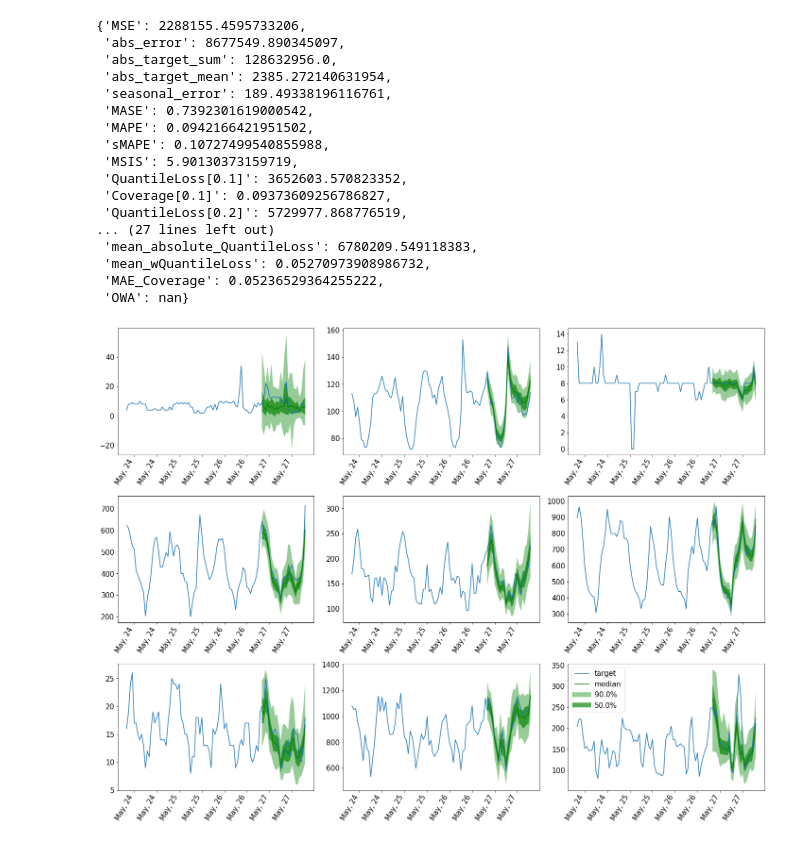
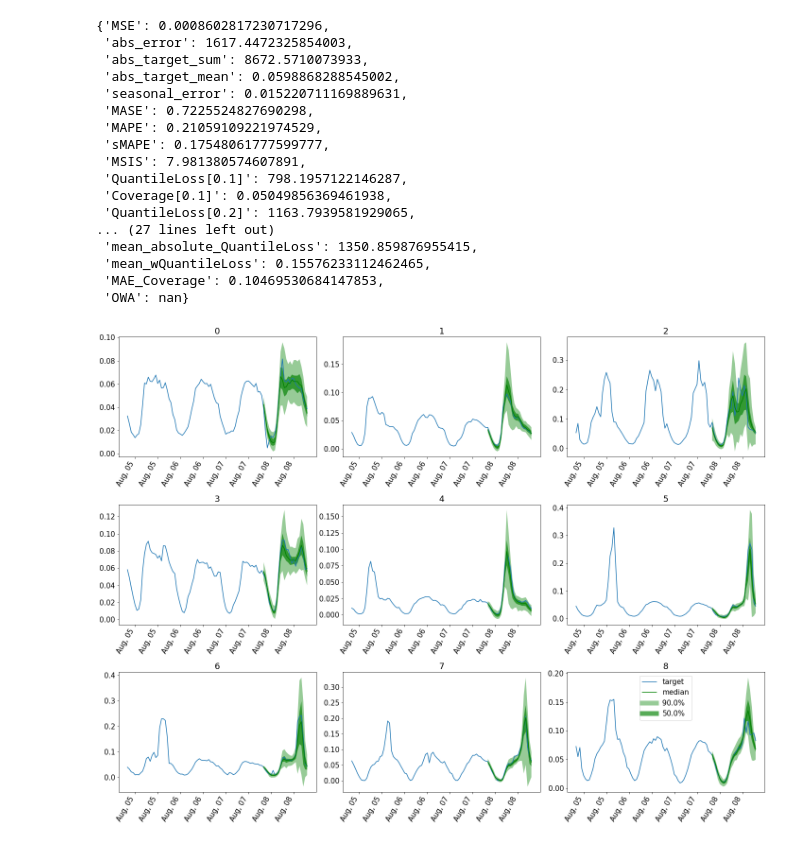
Before and after one commit to kashif/pytorch-transformer-ts, a Jupyter notebook: tft/tft.ipynb, the cells around one changed output. Drawn from its saved outputs; the diff is of its cells as text; code cells hidden in the pictures.

```diff
--- a/tft/tft.ipynb
+++ b/tft/tft.ipynb
@@ -10,4 +10,4 @@ from gluonts.dataset.repository.datasets import get_dataset
 
 from estimator import TFTEstimator
 # %%
-dataset = get_dataset("electricity")
+dataset = get_dataset("traffic")
@@ -16,7 +20,9 @@ estimator = TFTEstimator(
     freq=dataset.metadata.freq,
     prediction_length=dataset.metadata.prediction_length,
     num_feat_static_cat=1,
-    cardinality=[321],
+    cardinality=[862],
+
+    scaling=False,
 
     batch_size=128,
     num_batches_per_epoch=100,
@@ -76,38 +103,39 @@ agg_metrics, ts_metrics = evaluator(iter(tss), iter(forecasts))
 # %%
 agg_metrics
 # %% [output]
-{'MSE': 2288155.4595733206,
- 'abs_error': 8677549.890345097,
- 'abs_target_sum': 128632956.0,
- 'abs_target_mean': 2385.272140631954,
- 'seasonal_error': 189.49338196116761,
- 'MASE': 0.7392301619000542,
- 'MAPE': 0.0942166421951502,
- 'sMAPE': 0.10727499540855988,
- 'MSIS': 5.90130373159719,
- 'QuantileLoss[0.1]': 3652603.570823352,
- 'Coverage[0.1]': 0.09373609256786827,
- 'QuantileLoss[0.2]': 5729977.868776519,
+{'MSE': 0.0008602817230717296,
+ 'abs_error': 1617.4472325854003,
+ 'abs_target_sum': 8672.5710073933,
+ 'abs_target_mean': 0.0598868288545002,
+ 'seasonal_error': 0.015220711169889631,
+ 'MASE': 0.7225524827690298,
+ 'MAPE': 0.21059109221974529,
+ 'sMAPE': 0.17548061777599777,
+ 'MSIS': 7.981380574607891,
+ 'QuantileLoss[0.1]': 798.1957122146287,
+ 'Coverage[0.1]': 0.05049856369461938,
+ 'QuantileLoss[0.2]': 1163.7939581929065,
 ... (27 lines left out)
- 'mean_absolute_QuantileLoss': 6780209.549118383,
- 'mean_wQuantileLoss': 0.05270973908986732,
- 'MAE_Coverage': 0.05236529364255222,
+ 'mean_absolute_QuantileLoss': 1350.859876955415,
+ 'mean_wQuantileLoss': 0.15576233112462465,
+ 'MAE_Coverage': 0.10469530684147853,
  'OWA': nan}
 # %%
 plt.figure(figsize=(20, 15))
 date_formater = mdates.DateFormatter('%b, %d')
 plt.rcParams.update({'font.size': 15})
 
 for idx, (forecast, ts) in islice(enumerate(zip(forecasts, tss)), 9):
     ax = plt.subplot(3, 3, idx+1)
 
     plt.plot(ts[-4 * dataset.metadata.prediction_length:], label="target", )
     forecast.plot( color='g')
     plt.xticks(rotation=60)
+    plt.title(forecast.item_id)
     ax.xaxis.set_major_formatter(date_formater)
 
 plt.gcf().tight_layout()
 plt.legend()
 plt.show()
 # %% [output]
-[figure, old version]
+[figure, new version]
```
Also changed, not shown: parts of 3 cells of this notebook, 27 other files.
